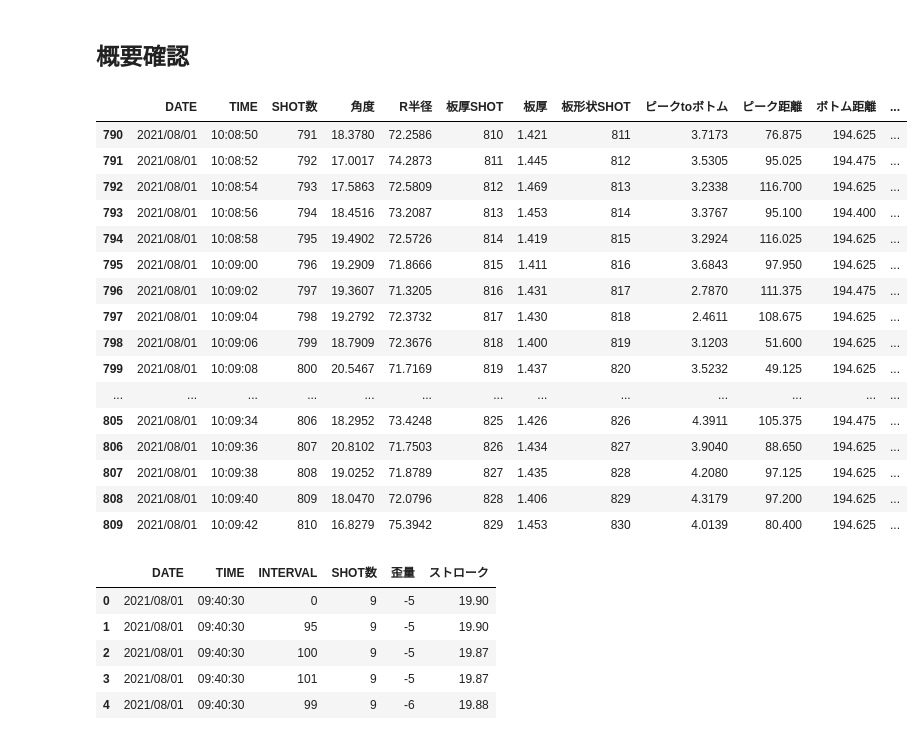
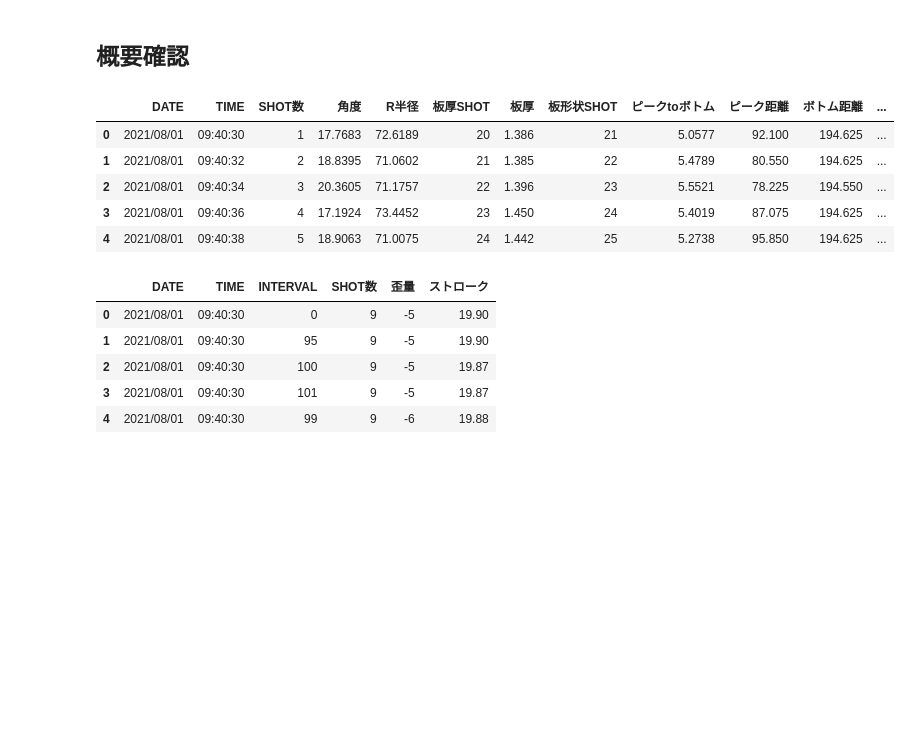
Before and after one commit to ymiyamoto5/data-analysis-platform-bak, a Jupyter notebook: notebooks/data_import_j.ipynb, the cells around one changed output. Cells and saved outputs as stored; diff of their text form; code cells hidden in the pictures; blank space fills up the shorter version.

```diff
--- a/notebooks/data_import_j.ipynb
+++ b/notebooks/data_import_j.ipynb
@@ -29,25 +32,14 @@ machine-01-20210709190000    machine-j-20211009155626
 ## 概要確認
 # %%
 # ショット毎のデータ（20210810_1Kto2K）
-df_angle = pd.read_csv("20210810_1Kto2K/log0/log000_角度とR2108010940.csv", encoding="shift-jis")
-df_angle.head()
+df_angle_8 = pd.read_csv("20210810_1Kto2K/log0/log000_角度とR2108010940.csv", encoding="shift-jis")
+df_angle_8.head()
 # %% [output]
 |  | DATE | TIME | SHOT数 | 角度 | R半径 | 板厚SHOT | 板厚 | 板形状SHOT | ピークtoボトム | ピーク距離 | ボトム距離 | ... |
-| 790 | 2021/08/01 | 10:08:50 | 791 | 18.3780 | 72.2586 | 810 | 1.421 | 811 | 3.7173 | 76.875 | 194.625 | ... |
-| 791 | 2021/08/01 | 10:08:52 | 792 | 17.0017 | 74.2873 | 811 | 1.445 | 812 | 3.5305 | 95.025 | 194.475 | ... |
-| 792 | 2021/08/01 | 10:08:54 | 793 | 17.5863 | 72.5809 | 812 | 1.469 | 813 | 3.2338 | 116.700 | 194.625 | ... |
-| 793 | 2021/08/01 | 10:08:56 | 794 | 18.4516 | 73.2087 | 813 | 1.453 | 814 | 3.3767 | 95.100 | 194.400 | ... |
-| 794 | 2021/08/01 | 10:08:58 | 795 | 19.4902 | 72.5726 | 814 | 1.419 | 815 | 3.2924 | 116.025 | 194.625 | ... |
-| 795 | 2021/08/01 | 10:09:00 | 796 | 19.2909 | 71.8666 | 815 | 1.411 | 816 | 3.6843 | 97.950 | 194.625 | ... |
-| 796 | 2021/08/01 | 10:09:02 | 797 | 19.3607 | 71.3205 | 816 | 1.431 | 817 | 2.7870 | 111.375 | 194.475 | ... |
-| 797 | 2021/08/01 | 10:09:04 | 798 | 19.2792 | 72.3732 | 817 | 1.430 | 818 | 2.4611 | 108.675 | 194.625 | ... |
-| 798 | 2021/08/01 | 10:09:06 | 799 | 18.7909 | 72.3676 | 818 | 1.400 | 819 | 3.1203 | 51.600 | 194.625 | ... |
-| 799 | 2021/08/01 | 10:09:08 | 800 | 20.5467 | 71.7169 | 819 | 1.437 | 820 | 3.5232 | 49.125 | 194.625 | ... |
-| ... | ... | ... | ... | ... | ... | ... | ... | ... | ... | ... | ... | ... |
-| 805 | 2021/08/01 | 10:09:34 | 806 | 18.2952 | 73.4248 | 825 | 1.426 | 826 | 4.3911 | 105.375 | 194.475 | ... |
-| 806 | 2021/08/01 | 10:09:36 | 807 | 20.8102 | 71.7503 | 826 | 1.434 | 827 | 3.9040 | 88.650 | 194.625 | ... |
-| 807 | 2021/08/01 | 10:09:38 | 808 | 19.0252 | 71.8789 | 827 | 1.435 | 828 | 4.2080 | 97.125 | 194.625 | ... |
-| 808 | 2021/08/01 | 10:09:40 | 809 | 18.0470 | 72.0796 | 828 | 1.406 | 829 | 4.3179 | 97.200 | 194.625 | ... |
-| 809 | 2021/08/01 | 10:09:42 | 810 | 16.8279 | 75.3942 | 829 | 1.453 | 830 | 4.0139 | 80.400 | 194.625 | ... |
+| 0 | 2021/08/01 | 09:40:30 | 1 | 17.7683 | 72.6189 | 20 | 1.386 | 21 | 5.0577 | 92.100 | 194.625 | ... |
+| 1 | 2021/08/01 | 09:40:32 | 2 | 18.8395 | 71.0602 | 21 | 1.385 | 22 | 5.4789 | 80.550 | 194.625 | ... |
+| 2 | 2021/08/01 | 09:40:34 | 3 | 20.3605 | 71.1757 | 22 | 1.396 | 23 | 5.5521 | 78.225 | 194.550 | ... |
+| 3 | 2021/08/01 | 09:40:36 | 4 | 17.1924 | 73.4452 | 23 | 1.450 | 24 | 5.4019 | 87.075 | 194.625 | ... |
+| 4 | 2021/08/01 | 09:40:38 | 5 | 18.9063 | 71.0075 | 24 | 1.442 | 25 | 5.2738 | 95.850 | 194.625 | ... |
 # %%
 # 1ショット分のデータ
```
Also changed, not shown: parts of 39 cells of this notebook.
